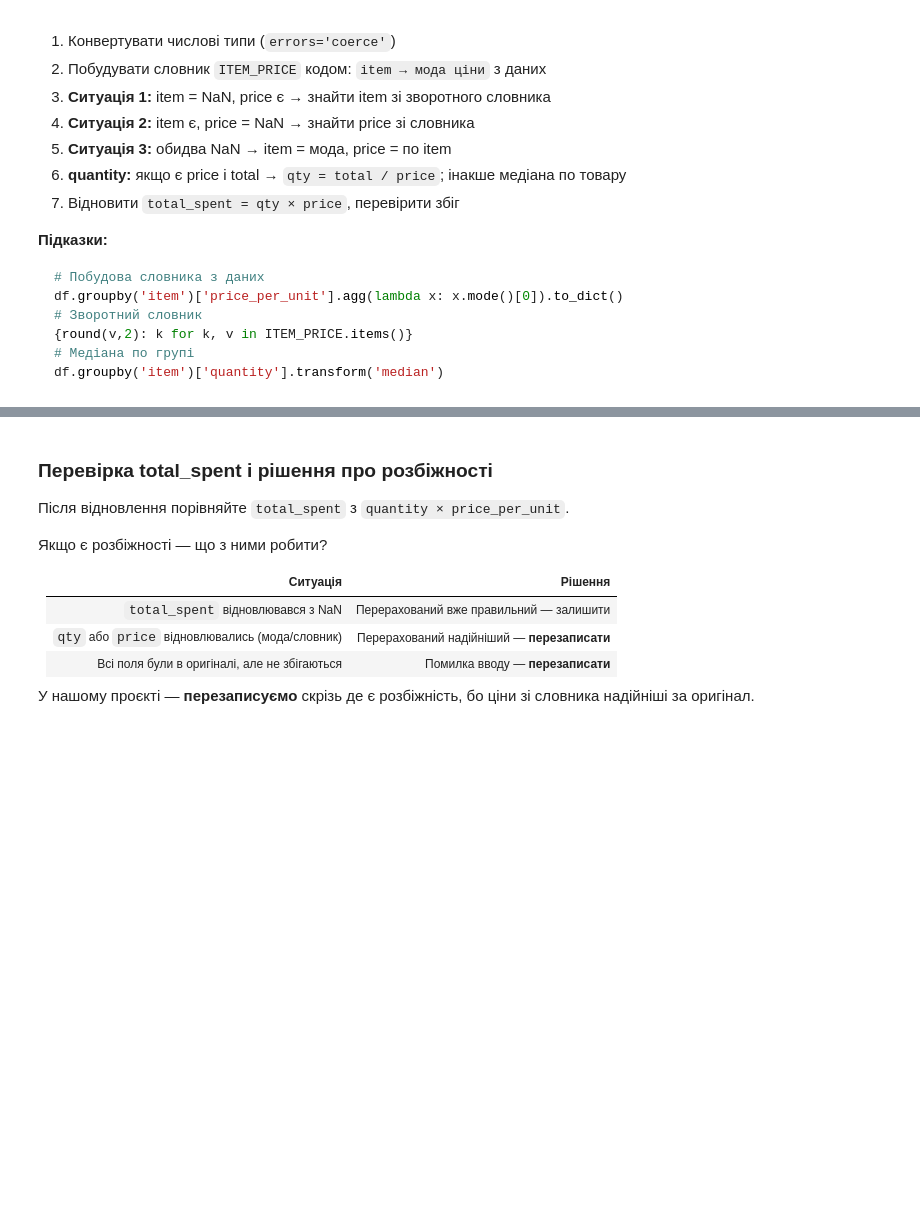
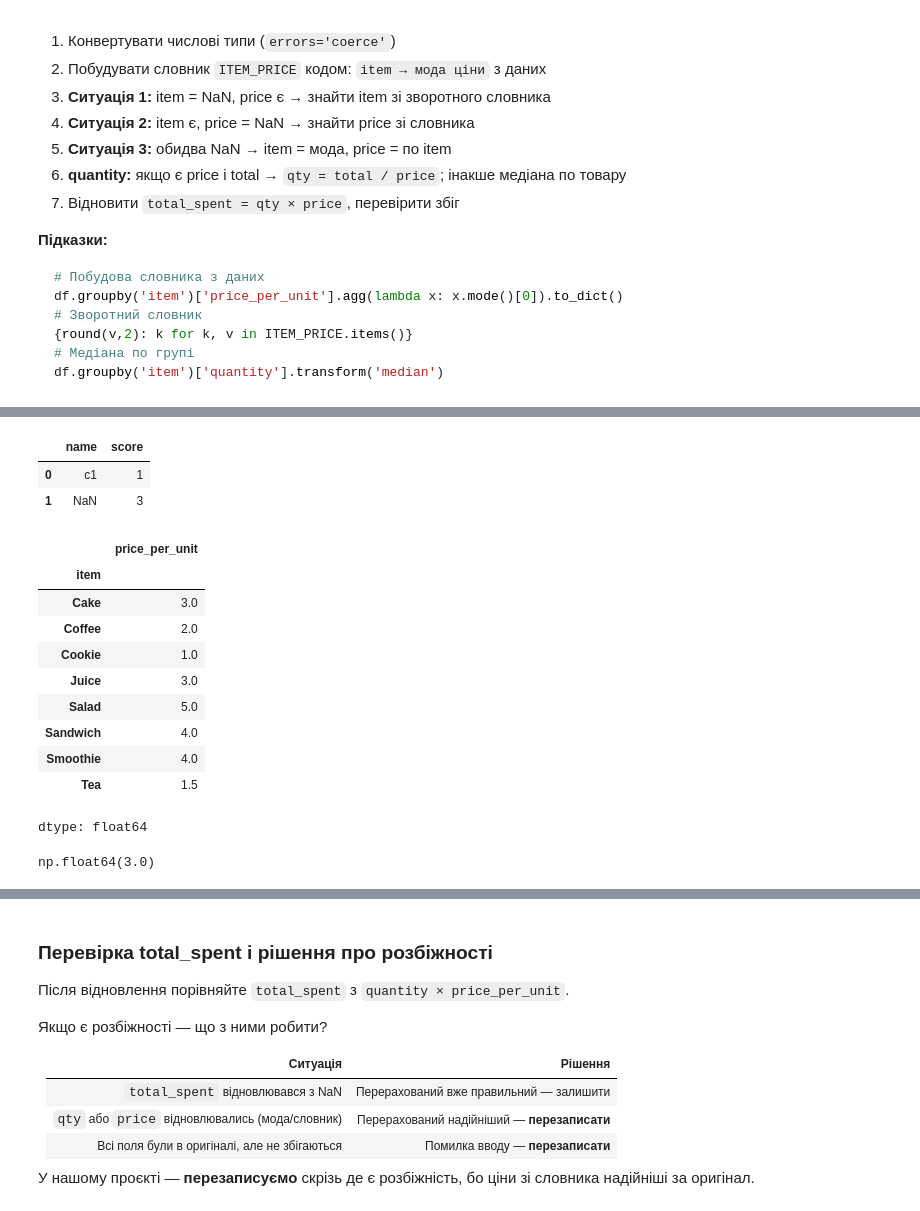
Before and after one commit to AllaYermilko/Analysis_Cafe_Sales, a Jupyter notebook: cafe_eda_workbook_version2.ipynb, the cells around one changed output, grey strips where cells are left out. Cells and saved outputs as stored; diff of their text form; code cells hidden in the pictures; blank space fills up the shorter version.

````diff
--- a/cafe_eda_workbook_version2.ipynb
+++ b/cafe_eda_workbook_version2.ipynb
@@ -169,11 +231,18 @@ plt.show()
 | `Transaction Date` | `transaction_date` |
 # %%
 # Крок 1: прибрати пробіли з назв
-df.columns = # ВАШ КОД ТУТ
+df.columns = df.columns.str.strip()
 
 # Крок 2: перейменувати
 df = df.rename(columns={
-    # ВАШ КОД ТУТ
+    'Transaction ID': 'transaction_id',
+    'Item': 'item',
+    'Quantity': 'quantity',
+    'Price Per Unit': 'price_per_unit',
+    'Total Spent': 'total_spent',
+    'Payment Method': 'payment_method',
+    'Location': 'location',
+    'Transaction Date': 'transaction_date'
 })
 
 print('Нові назви колонок:', list(df.columns))
@@ -196,23 +273,26 @@ print('Нові назви колонок:', list(df.columns))
 # %%
 # transaction_id: видалити рядки де NaN
 before = len(df)
-# ВАШ КОД ТУТ
+df.dropna(subset=['transaction_id'], inplace=True)
 print(f'Видалено рядків без transaction_id: {before - len(df)}')
 
 # payment_method:
 # Варіант А (рекомендований) — заповнити 'Unknown'
-# ВАШ КОД ТУТ
+# df.payment_method.fillna('Unknown', inplace=True)
 # Варіант Б — заповнити модою (розкоментуйте)
 # mode_pay = df['payment_method'].mode()[0]
 # df['payment_method'].fillna(mode_pay, inplace=True)
 
 # location:
 # Варіант А (рекомендований) — заповнити 'Unknown'
-# ВАШ КОД ТУТ
+# df.location.fillna('Unknown', inplace=True)
 # Варіант Б — заповнити модою (розкоментуйте)
 # mode_loc = df['location'].mode()[0]
 # df['location'].fillna(mode_loc, inplace=True)
 
+df.fillna({'payment_method': 'Unknown', 'location': 'Unknown'}, inplace=True)
+display(df[['payment_method', 'location']].isna().sum())
+
 # item: заповнюємо у Task 2.2 після конвертації числових типів
 mode_item = df['item'].mode()[0]  # зберігаємо заздалегідь
 print(f'Зберегли mode_item = "{mode_item}" для резервного заповнення')
@@ -239,10 +326,10 @@ df.groupby('item')['quantity'].transform('median')
 ```
 # %%
 # Конвертація числових колонок (errors='coerce' → некоректне стає NaN)
-df['quantity']         = # ВАШ КОД ТУТ
-df['price_per_unit']   = # ВАШ КОД ТУТ
-df['total_spent']      = # ВАШ КОД ТУТ
-df['transaction_date'] = # ВАШ КОД ТУТ
+df['quantity'] = pd.to_numeric(df['quantity'], errors='coerce')
+df['price_per_unit'] = pd.to_numeric(df['price_per_unit'], errors='coerce')
+df['total_spent'] = pd.to_numeric(df['total_spent'], errors='coerce')
+df['transaction_date'] = pd.to_datetime(df['transaction_date'], errors='coerce')
 
 print('Типи після конвертації:')
 print(df.dtypes)
@@ -263,0 +379,42 @@ print(pd.Series(ITEM_PRICE).sort_index())
+# %%
+ex = pd.DataFrame({
+    "name":['c1', 'c1', 'c1', 'c1', 'c1', 'c1', 'c1', 'c1'],
+    "score":[1,1,1,1,3,3,3,3]
+})
+ex.groupby("name")["score"].agg(lambda x: x.mode()[0])
+ex.mode()
+# %% [output]
+|  | name | score |
+| 0 | c1 | 1 |
+| 1 | NaN | 3 |
+# %%
+df.groupby('item')['price_per_unit'].agg(lambda x: x.mode()[0])
+# %% [output]
+|  | price_per_unit |
+| item |  |
+| Cake | 3.0 |
+| Coffee | 2.0 |
+| Cookie | 1.0 |
+| Juice | 3.0 |
+| Salad | 5.0 |
+| Sandwich | 4.0 |
+| Smoothie | 4.0 |
+| Tea | 1.5 |
+dtype: float64
+# %%
+np.random.default_rng(42)
+ex = {
+    'Cake': [3.0, 1.0],
+    'Coffee': [2.0],
+    'Cookie': [1.0],
+    'Juice': [3.0],
+    'Salad': [5.0],
+    'Sandwich': [4.0],
+    'Smoothie': [4.0],
+    'Tea': [1.5]
+}
+
+price_cake = np.random.choice(ex['Cake'])
+price_cake
+# %% [output]
+np.float64(3.0)
````
Also changed, not shown: parts of 23 cells of this notebook.
